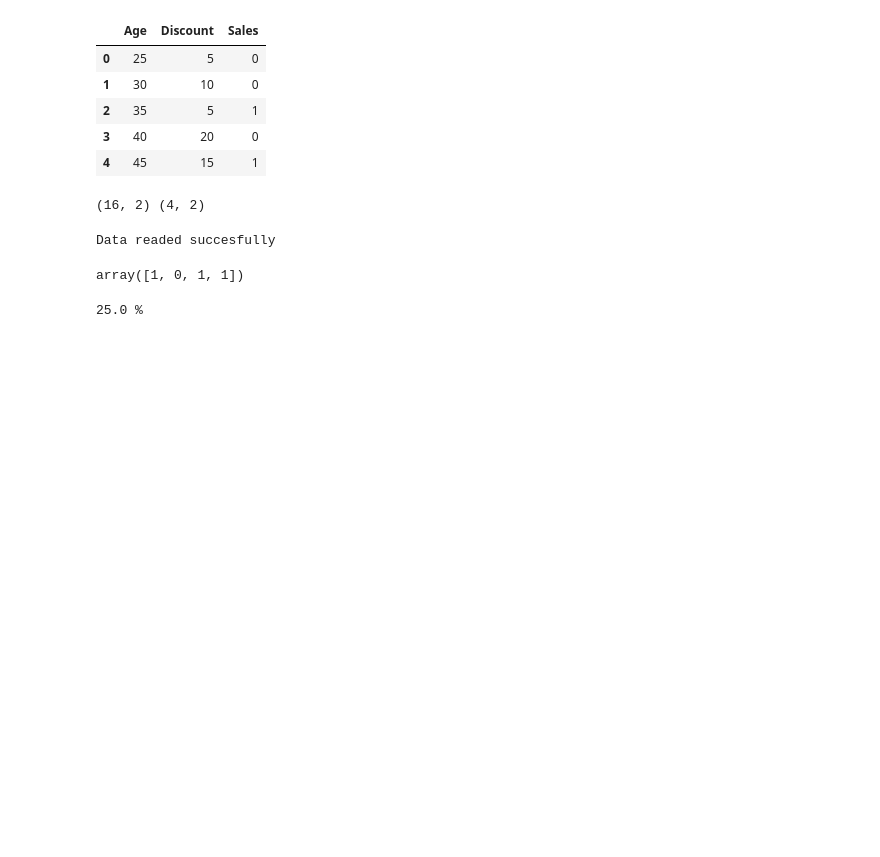
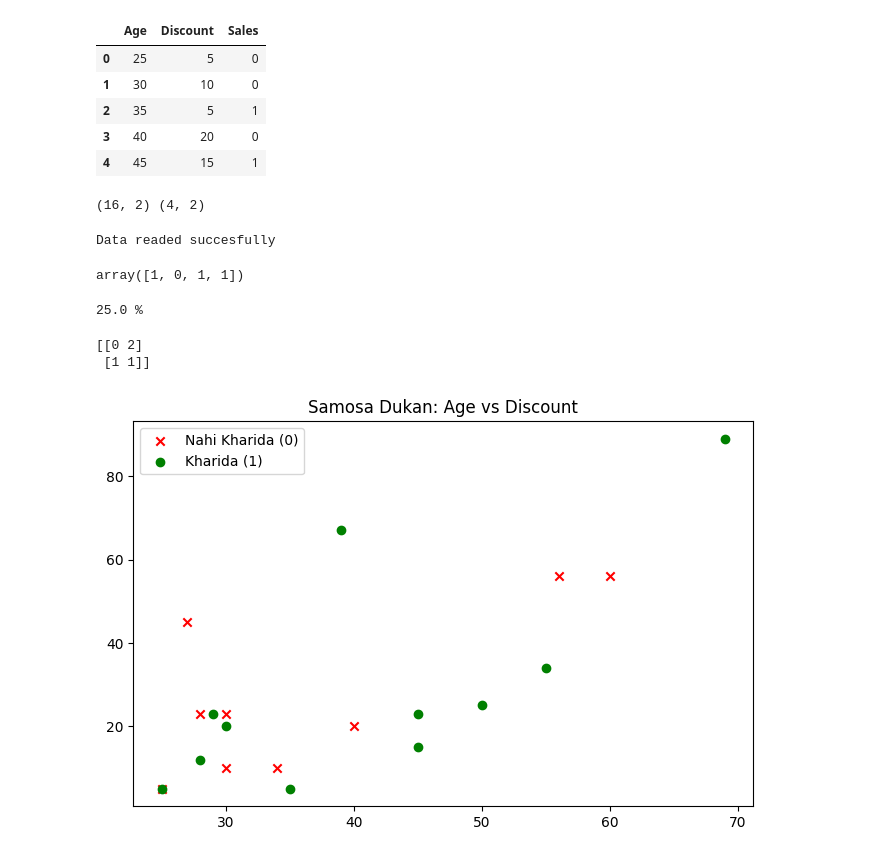
Before and after one commit to 87690ut/Python_Finall_Projects, a Jupyter notebook: ML_Journey/ML_day_2_logistic_regression.ipynb, the cells around one changed output. Cells and saved outputs as stored; diff of their text form; code cells hidden in the pictures; blank space fills up the shorter version.

Commit message:
matris and grapg analysis

```diff
--- a/ML_Journey/ML_day_2_logistic_regression.ipynb
+++ b/ML_Journey/ML_day_2_logistic_regression.ipynb
@@ -46,3 +46,24 @@ correct_answer = accuracy_score(y_test, predict)
 print(correct_answer * 100 , "%")
 # %% [output]
 25.0 %
+# %%
+cm = confusion_matrix(y_test, predict)
+print(cm)
+# %% [output]
+[[0 2]
+ [1 1]]
+# %%
+
+plt.figure(figsize=(8, 5))
+
+nahi_kharida = df[df['Sales'] == 0]
+plt.scatter(nahi_kharida['Age'], nahi_kharida['Discount'], color='red', marker='x', label='Nahi Kharida (0)')
+
+kharida = df[df['Sales'] == 1]
+plt.scatter(kharida['Age'], kharida['Discount'], color='green', marker='o', label='Kharida (1)')
+
+plt.title('Samosa Dukan: Age vs Discount')
+plt.legend()
+plt.show()
+# %% [output]
+[figure, added]
```
Also changed, not shown: parts of 2 cells of this notebook.
